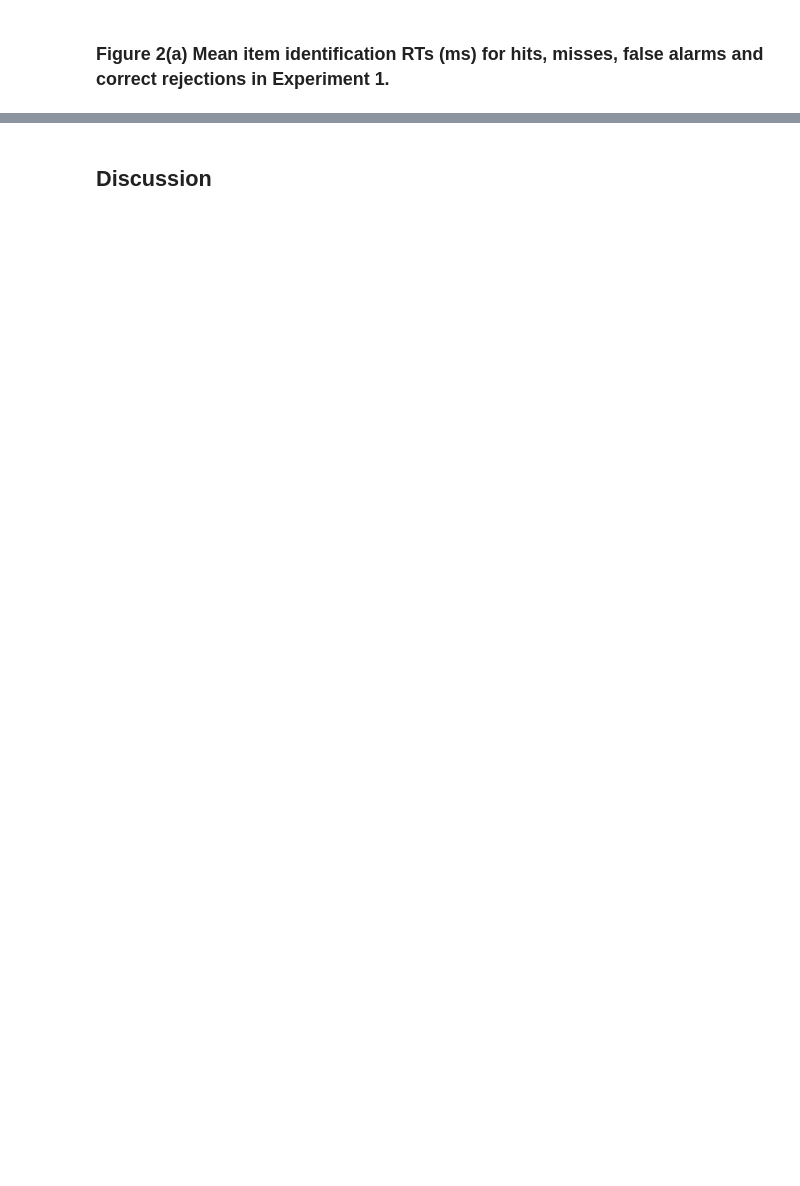
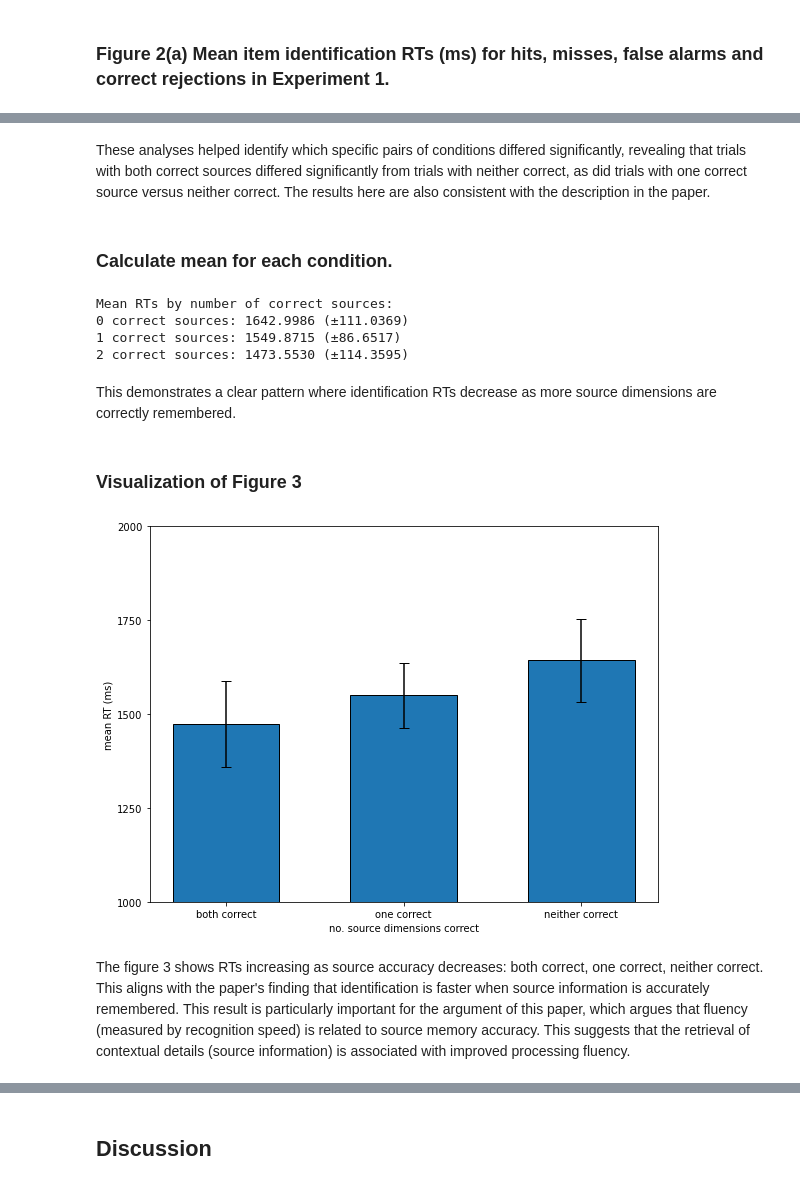
Before and after one commit to LinzanLiu/datascipsych_finalproject, a Jupyter notebook: jupyter/replication.ipynb, the cells around one changed output, grey strips where cells are left out. Drawn from its saved outputs; the diff is of its cells as text; code cells hidden in the pictures; blank space fills up the shorter version.

```diff
--- a/jupyter/replication.ipynb
+++ b/jupyter/replication.ipynb
@@ -515,0 +619,73 @@ At present, there are certain differences between the variance analysis results
+# %% [markdown]
+These analyses helped identify which specific pairs of conditions differed significantly, revealing that trials with both correct sources differed significantly from trials with neither correct, as did trials with one correct source versus neither correct. The results here are also consistent with the description in the paper.
+# %% [markdown]
+### Calculate mean for each condition.
+# %%
+means = anova_df_balanced.groupby('NumCorrectSources')['RT'].mean()*1000
+errors = anova_df_balanced.groupby('NumCorrectSources')['RT'].sem() * 1.96*1000
+
+print("\nMean RTs by number of correct sources:")
+for num_sources in ['0', '1', '2']:
+    if num_sources in means.index:
+        print(f"{num_sources} correct sources: {means[num_sources]:.4f} (±{errors[num_sources]:.4f})")
+# %% [output]
+Mean RTs by number of correct sources:
+0 correct sources: 1642.9986 (±111.0369)
+1 correct sources: 1549.8715 (±86.6517)
+2 correct sources: 1473.5530 (±114.3595)
+# %% [markdown]
+This demonstrates a clear pattern where identification RTs decrease as more source dimensions are correctly remembered.
+# %% [markdown]
+### Visualization of Figure 3
+# %%
+# Calculate means and confidence intervals for each condition
+means = anova_df_balanced.groupby('NumCorrectSources')['RT'].mean()
+errors = anova_df_balanced.groupby('NumCorrectSources')['RT'].sem() * 1.96
+
+# Create a DataFrame for display
+mean_stats = pd.DataFrame({
+    'Number of correct sources': ['0', '1', '2'],
+    'Mean RT': [means['0'], means['1'], means['2']],
+    '95% CI': [errors['0'], errors['1'], errors['2']]
+})
+mean_stats
+
+# Create Figure 3
+plt.figure(figsize=(8, 6))
+
+# Create bar plot in reverse order (both, one, neither)
+x_pos = np.arange(3)
+x_labels = ['both correct', 'one correct', 'neither correct']
+
+plt.bar(
+    x_pos,
+    [means['2'], means['1'], means['0']],
+    edgecolor='black',
+    width=0.6
+)
+
+plt.errorbar(
+    x_pos,
+    [means['2'], means['1'], means['0']],
+    yerr=[errors['2'], errors['1'], errors['0']],
+    fmt='none',
+    color='black',
+    capsize=5
+)
+
+# Convert to milliseconds for the y-axis (multiply by 1000)
+y_ticks = plt.yticks()[0]
+plt.yticks(y_ticks, [f'{y*1000:.0f}' for y in y_ticks])
+
+plt.ylim(1.0, 2.0)  # Adjust based on your data
+plt.xticks(x_pos, x_labels)
+plt.ylabel('mean RT (ms)')
+plt.xlabel('no. source dimensions correct')
+
+plt.tight_layout()
+plt.savefig('figure_3.png', dpi=300, bbox_inches='tight')
+plt.show()
+# %% [output]
+[figure, added]
+# %% [markdown]
+The figure 3 shows RTs increasing as source accuracy decreases: both correct, one correct, neither correct. This aligns with the paper's finding that identification is faster when source information is accurately remembered. This result is particularly important for the argument of this paper, which argues that fluency (measured by recognition speed) is related to source memory accuracy. This suggests that the retrieval of contextual details (source information) is associated with improved processing fluency.
```
Also changed, not shown: parts of 101 cells of this notebook, 6 other files.
